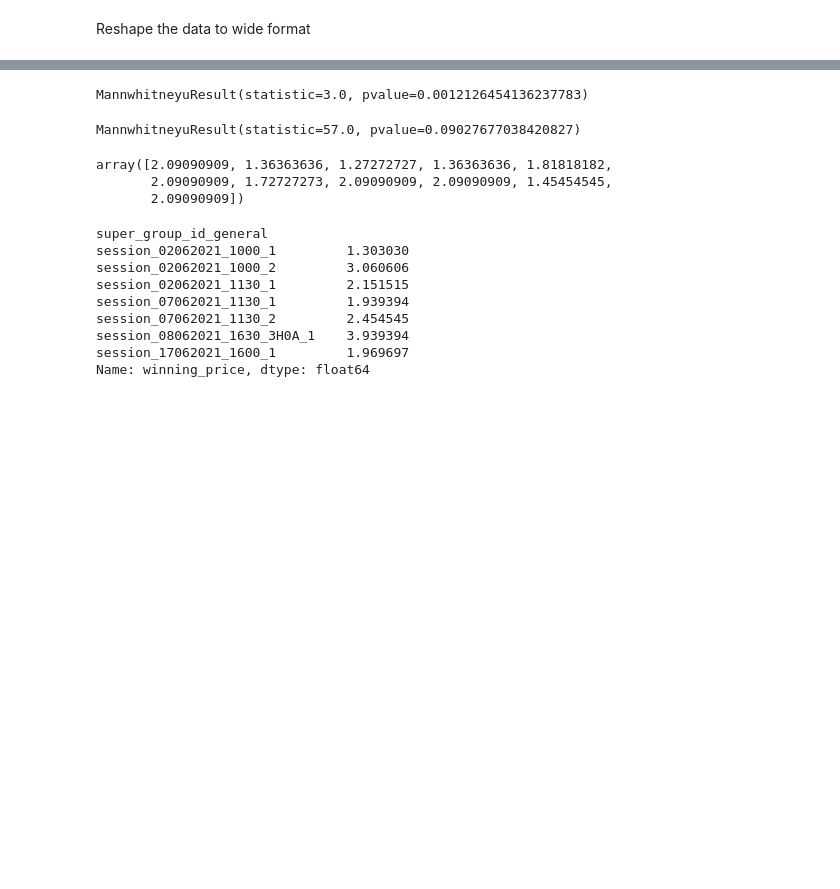
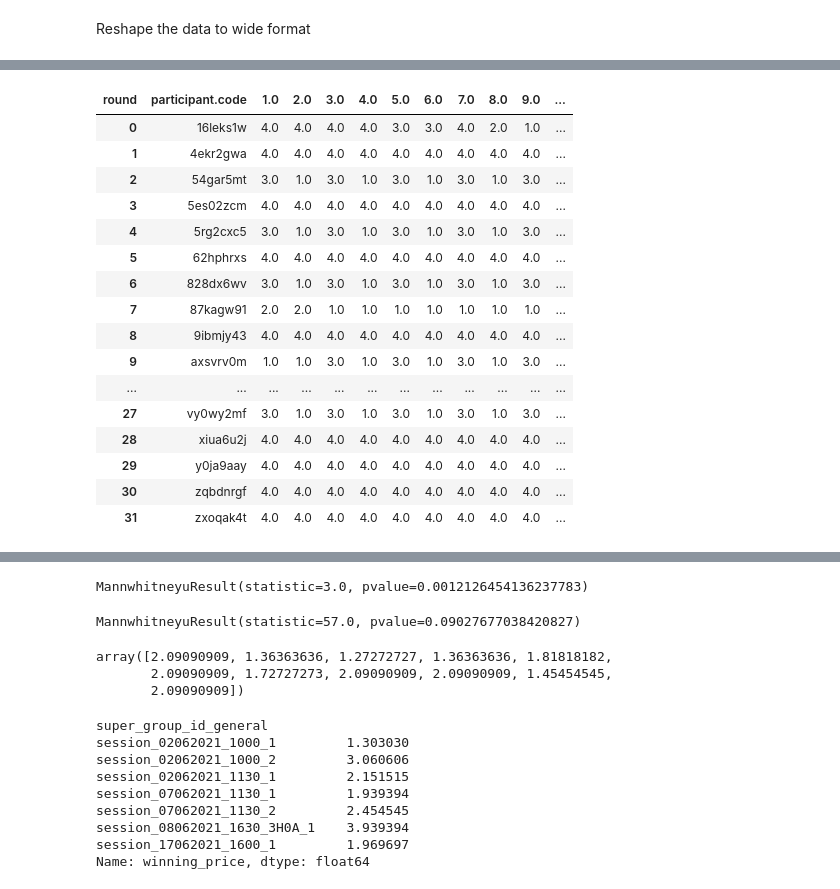
Before and after one commit to ToFeWe/q-learning-replication-code, a Jupyter notebook: src/sandbox/Type clustering.ipynb, the cells around one changed output, grey strips where cells are left out. Saved outputs shown, nothing was run; the diff lists cells and outputs as text; code cells hidden in the pictures; blank space fills up the shorter version.

```diff
--- a/src/sandbox/Type clustering.ipynb
+++ b/src/sandbox/Type clustering.ipynb
@@ -72,3 +81,23 @@ data_subset_pivot['type'] = model.predict(X_matrix)
 # data_subset_pivot.reset_index(level=0, inplace=True)
 
 data_type_classification = data_subset_pivot[['participant.code', 'type']]
+# %%
+data_subset_pivot
+# %% [output]
+| round | participant.code | 1.0 | 2.0 | 3.0 | 4.0 | 5.0 | 6.0 | 7.0 | 8.0 | 9.0 | ... |
+| 0 | 16leks1w | 4.0 | 4.0 | 4.0 | 4.0 | 3.0 | 3.0 | 4.0 | 2.0 | 1.0 | ... |
+| 1 | 4ekr2gwa | 4.0 | 4.0 | 4.0 | 4.0 | 4.0 | 4.0 | 4.0 | 4.0 | 4.0 | ... |
+| 2 | 54gar5mt | 3.0 | 1.0 | 3.0 | 1.0 | 3.0 | 1.0 | 3.0 | 1.0 | 3.0 | ... |
+| 3 | 5es02zcm | 4.0 | 4.0 | 4.0 | 4.0 | 4.0 | 4.0 | 4.0 | 4.0 | 4.0 | ... |
+| 4 | 5rg2cxc5 | 3.0 | 1.0 | 3.0 | 1.0 | 3.0 | 1.0 | 3.0 | 1.0 | 3.0 | ... |
+| 5 | 62hphrxs | 4.0 | 4.0 | 4.0 | 4.0 | 4.0 | 4.0 | 4.0 | 4.0 | 4.0 | ... |
+| 6 | 828dx6wv | 3.0 | 1.0 | 3.0 | 1.0 | 3.0 | 1.0 | 3.0 | 1.0 | 3.0 | ... |
+| 7 | 87kagw91 | 2.0 | 2.0 | 1.0 | 1.0 | 1.0 | 1.0 | 1.0 | 1.0 | 1.0 | ... |
+| 8 | 9ibmjy43 | 4.0 | 4.0 | 4.0 | 4.0 | 4.0 | 4.0 | 4.0 | 4.0 | 4.0 | ... |
+| 9 | axsvrv0m | 1.0 | 1.0 | 3.0 | 1.0 | 3.0 | 1.0 | 3.0 | 1.0 | 3.0 | ... |
+| ... | ... | ... | ... | ... | ... | ... | ... | ... | ... | ... | ... |
+| 27 | vy0wy2mf | 3.0 | 1.0 | 3.0 | 1.0 | 3.0 | 1.0 | 3.0 | 1.0 | 3.0 | ... |
+| 28 | xiua6u2j | 4.0 | 4.0 | 4.0 | 4.0 | 4.0 | 4.0 | 4.0 | 4.0 | 4.0 | ... |
+| 29 | y0ja9aay | 4.0 | 4.0 | 4.0 | 4.0 | 4.0 | 4.0 | 4.0 | 4.0 | 4.0 | ... |
+| 30 | zqbdnrgf | 4.0 | 4.0 | 4.0 | 4.0 | 4.0 | 4.0 | 4.0 | 4.0 | 4.0 | ... |
+| 31 | zxoqak4t | 4.0 | 4.0 | 4.0 | 4.0 | 4.0 | 4.0 | 4.0 | 4.0 | 4.0 | ... |
```
Also changed, not shown: parts of 13 cells of this notebook, 7 other files.
